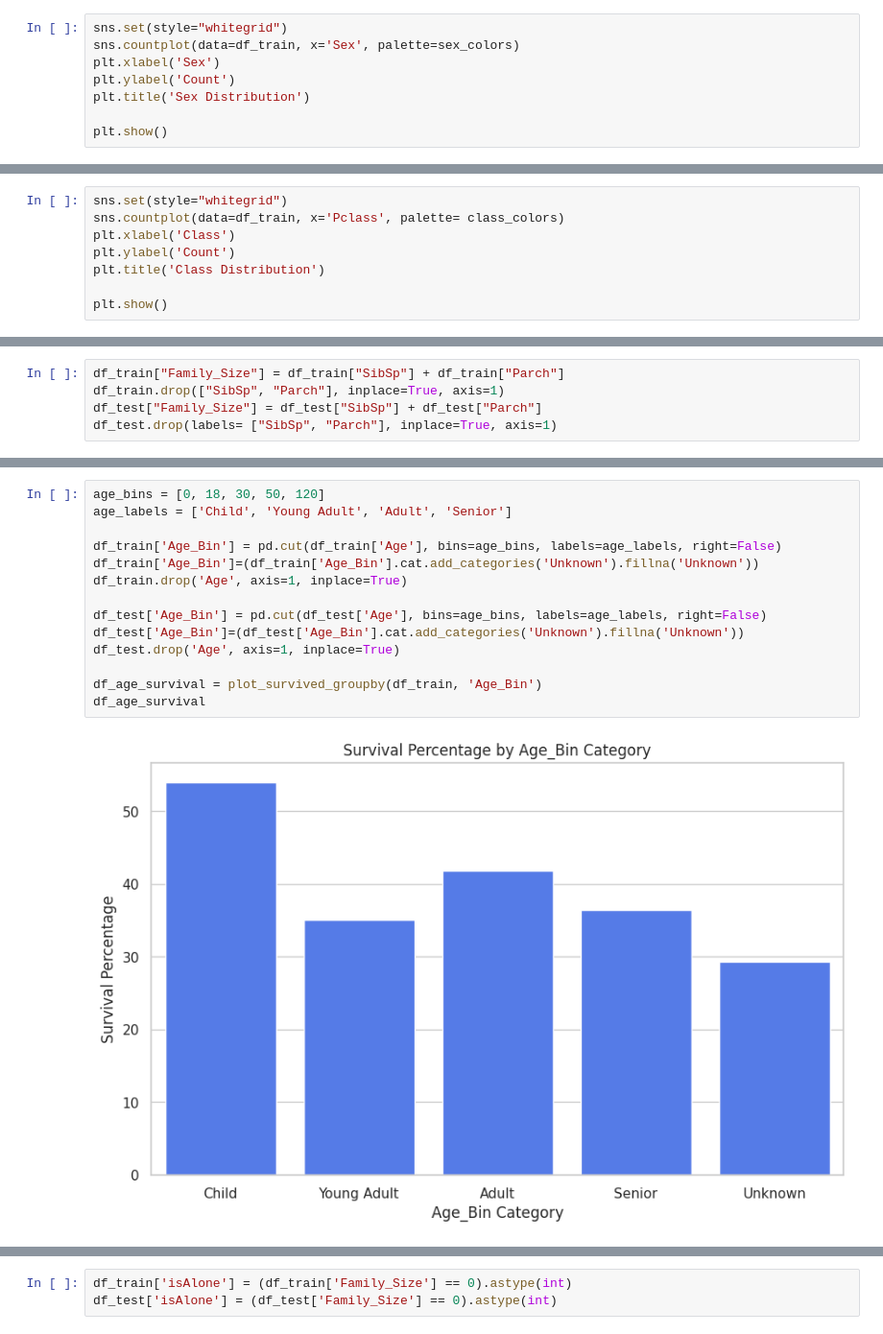
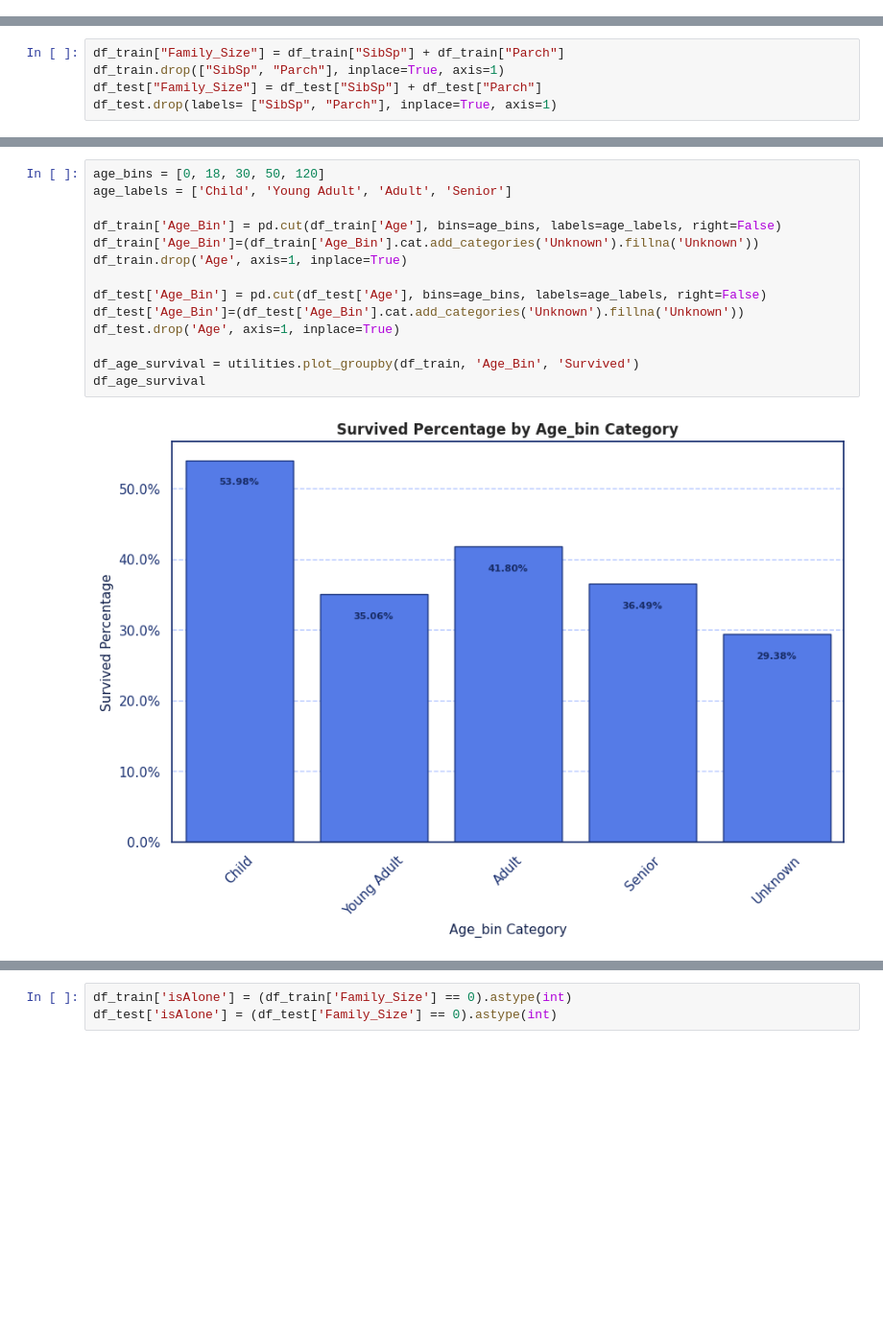
Before and after one commit to ydepledt/kaggle, a Jupyter notebook: titanic/titanic.ipynb, the cells around one changed output, grey strips where cells are left out. Shown: that part at 96% size. Saved outputs shown, nothing was run; the diff lists cells and outputs as text; blank space fills up the shorter version.

Commit message:
Adapt former titanic plots

```diff
--- a/titanic/titanic.ipynb
+++ b/titanic/titanic.ipynb
@@ -87,11 +99,3 @@ _____Test dataset_____
 | 2 | 894 | 2 | Myles, Mr. Thomas Francis | male | 62.0 | 0 | 0 | 240276 | 9.6875 | NaN | ... |
 | 3 | 895 | 3 | Wirz, Mr. Albert | male | 27.0 | 0 | 0 | 315154 | 8.6625 | NaN | ... |
 | 4 | 896 | 3 | Hirvonen, Mrs. Alexander (Helga E... | female | 22.0 | 1 | 1 | 3101298 | 12.2875 | NaN | ... |
-# %%
-sns.set(style="whitegrid")
-sns.countplot(data=df_train, x='Sex', palette=sex_colors)
-plt.xlabel('Sex')
-plt.ylabel('Count')
-plt.title('Sex Distribution')
-
-plt.show()
@@ -100,8 +101,0 @@ plt.show()
-# %%
-sns.set(style="whitegrid")
-sns.countplot(data=df_train, x='Pclass', palette= class_colors)
-plt.xlabel('Class')
-plt.ylabel('Count')
-plt.title('Class Distribution')
-
-plt.show()
@@ -183,16 +177,16 @@ df_family_survival
 # %%
 age_bins = [0, 18, 30, 50, 120]
 age_labels = ['Child', 'Young Adult', 'Adult', 'Senior']
 
 df_train['Age_Bin'] = pd.cut(df_train['Age'], bins=age_bins, labels=age_labels, right=False)
 df_train['Age_Bin']=(df_train['Age_Bin'].cat.add_categories('Unknown').fillna('Unknown'))
 df_train.drop('Age', axis=1, inplace=True)
 
 df_test['Age_Bin'] = pd.cut(df_test['Age'], bins=age_bins, labels=age_labels, right=False)
 df_test['Age_Bin']=(df_test['Age_Bin'].cat.add_categories('Unknown').fillna('Unknown'))
 df_test.drop('Age', axis=1, inplace=True)
 
-df_age_survival = plot_survived_groupby(df_train, 'Age_Bin')
+df_age_survival = utilities.plot_groupby(df_train, 'Age_Bin', 'Survived')
 df_age_survival
 # %% [output]
-[figure, old version]
+[figure, new version]
```
Also changed, not shown: parts of 16 cells of this notebook, 2 other files.
